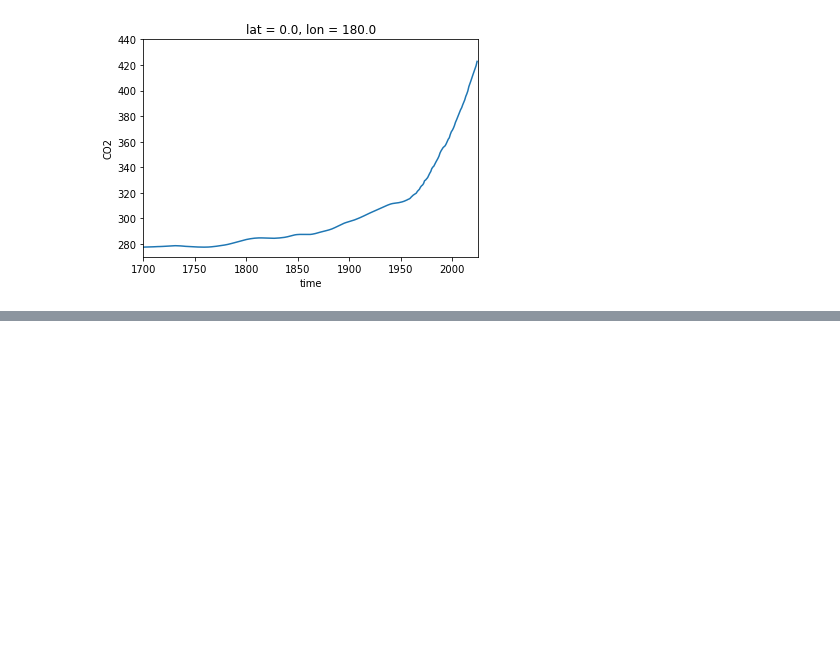
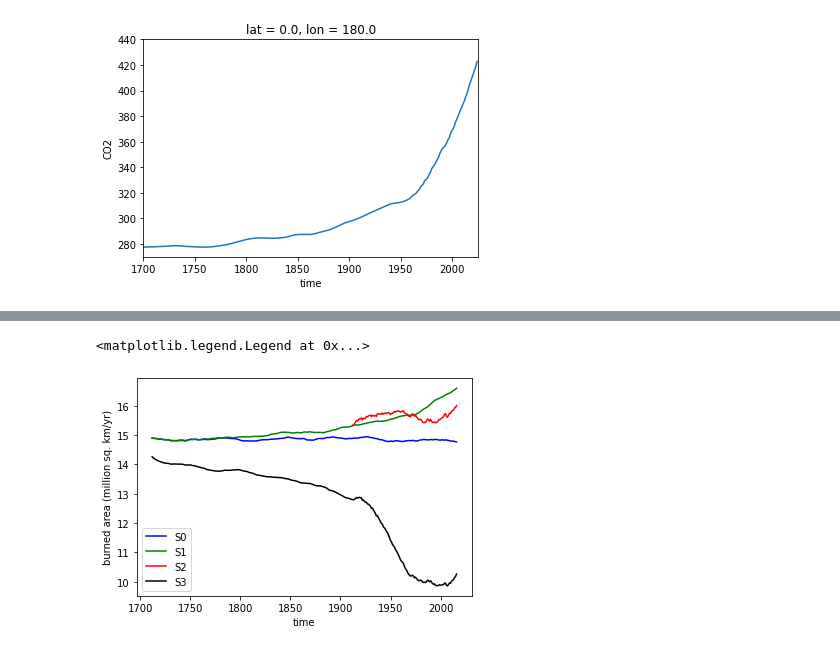
Before and after one commit to ckoven/trendy2025_scripts, a Jupyter notebook: trendy2025_transient_notebook.ipynb, the cells around one changed output, grey strips where cells are left out. Cells and saved outputs as stored; diff of their text form; code cells hidden in the pictures; blank space fills up the shorter version.

```diff
--- a/trendy2025_transient_notebook.ipynb
+++ b/trendy2025_transient_notebook.ipynb
@@ -119,0 +120,11 @@ plt.legend()
+# %%
+(fates_xarray_funcs.monthly_to_annual((fins_monthly['S0']['FATES_BURNEDAREA_LU'].sum(dim='fates_levlanduse') * area_fatesvars ))* 86400 * 365 * 1e-12).sum(dim=('lat','lon')).rolling(time=20, center=True).mean().plot(color='Blue', linestyle='solid', label='S0')
+(fates_xarray_funcs.monthly_to_annual((fins_monthly['S1']['FATES_BURNEDAREA_LU'].sum(dim='fates_levlanduse') * area_fatesvars ))* 86400 * 365 * 1e-12).sum(dim=('lat','lon')).rolling(time=20, center=True).mean().plot(color='Green', linestyle='solid', label='S1')
+(fates_xarray_funcs.monthly_to_annual((fins_monthly['S2']['FATES_BURNEDAREA_LU'].sum(dim='fates_levlanduse') * area_fatesvars ))* 86400 * 365 * 1e-12).sum(dim=('lat','lon')).rolling(time=20, center=True).mean().plot(color='Red', linestyle='solid', label='S2')
+(fates_xarray_funcs.monthly_to_annual((xr.concat((fins_monthly['S3']['FATES_BURNEDAREA_LU'],fins_monthly['S3b']['FATES_BURNEDAREA_LU']),dim='time').sum(dim='fates_levlanduse')* area_fatesvars ))* 86400 * 365 * 1e-12).sum(dim=('lat','lon')).rolling(time=20, center=True).mean().plot(color='Black', linestyle='solid', label='S3')
+plt.ylabel('burned area (million sq. km/yr)')
+
+plt.legend()
+# %% [output]
+<matplotlib.legend.Legend at 0x...>
+[figure, added]
```
Also changed, not shown: parts of 11 cells of this notebook.
